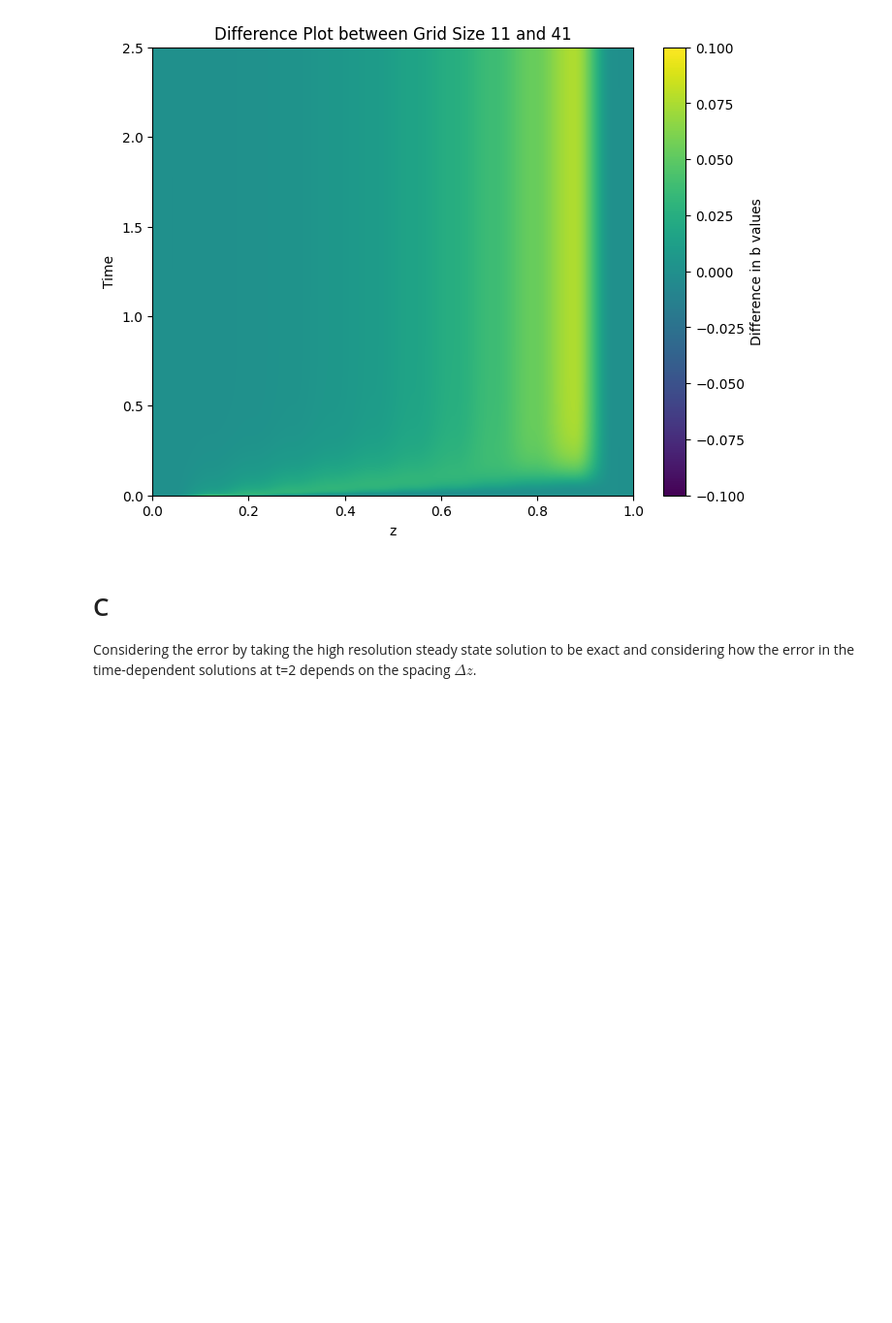
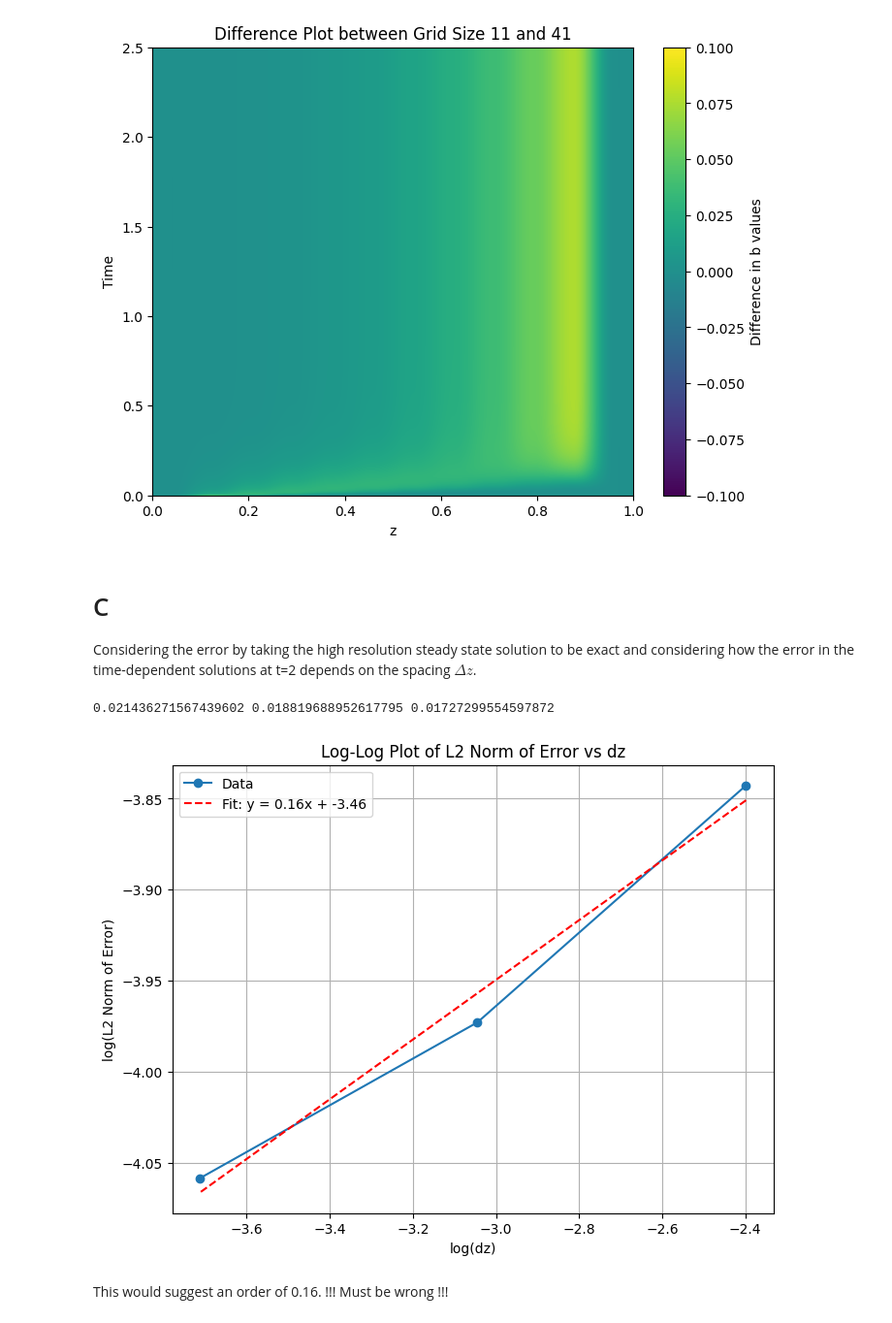
Before and after one commit to obokhove/FDnumerics2526, a Jupyter notebook: Alex_Carey/Exercise 1/Code.ipynb, the cells around one changed output. Shown at 97% size. Saved outputs shown, nothing was run; the diff lists cells and outputs as text; code cells hidden in the pictures; blank space fills up the shorter version.

```diff
--- a/Alex_Carey/Exercise 1/Code.ipynb
+++ b/Alex_Carey/Exercise 1/Code.ipynb
@@ -215,0 +254,51 @@ Considering the error by taking the high resolution steady state solution to be
+# %%
+def trapezoidal_integration(x: list[float], y: list[float]) -> float:
+    integral: float = 0.0
+    for i in range(1, len(x)):
+        integral += 1/2 * (x[i] - x[i-1]) * (y[i] + y[i-1])
+    return integral
+
+# Calculate the integral of the squared error over the domain [0, H] for each grid size
+error_11 = trapezoidal_integration(z_values_11, [e**2 for e in e_11])
+error_21 = trapezoidal_integration(z_values_21, [e**2 for e in e_21])
+error_41 = trapezoidal_integration(z_values_41, [e**2 for e in e_41])
+
+# Calculate the L2 norm by taking the square root of the integral result
+L2_11 = np.sqrt(error_11)
+L2_21 = np.sqrt(error_21)
+L2_41 = np.sqrt(error_41)
+
+print(L2_11, L2_21, L2_41)
+# %% [output]
+0.021436271567439602 0.018819688952617795 0.01727299554597872
+# %%
+# Extract dz values for each grid size
+dz_11 = 1 / 11
+dz_21 = 1 / 21
+dz_41 = 1 / 41
+
+# Take the log of the dz values and L2 norms
+log_dz = [np.log(dz_11), np.log(dz_21),
+            np.log(dz_41)]
+log_L2 = [np.log(L2_11), np.log(L2_21),
+            np.log(L2_41)]
+
+# Plot log(L2) against log(dz) with a line of best fit with equation shown
+plt.figure(figsize=(8, 6))
+plt.plot(log_dz, log_L2, marker='o')
+plt.title('Log-Log Plot of L2 Norm of Error vs dz')
+plt.xlabel('log(dz)')
+plt.ylabel('log(L2 Norm of Error)')
+plt.grid(True)
+
+# Fit a line to the log-log data
+fit = np.polyfit(log_dz, log_L2, 1)
+fit_line = np.polyval(fit, log_dz)
+plt.plot(log_dz, fit_line, 'r--')
+plt.legend(['Data', f'Fit: y = {fit[0]:.2f}x + {fit[1]:.2f}'])
+
+plt.show()
+# %% [output]
+[figure, added]
+# %% [markdown]
+This would suggest an order of 0.16. !!! Must be wrong !!!
```
Also changed, not shown: parts of 1 cell of this notebook.
